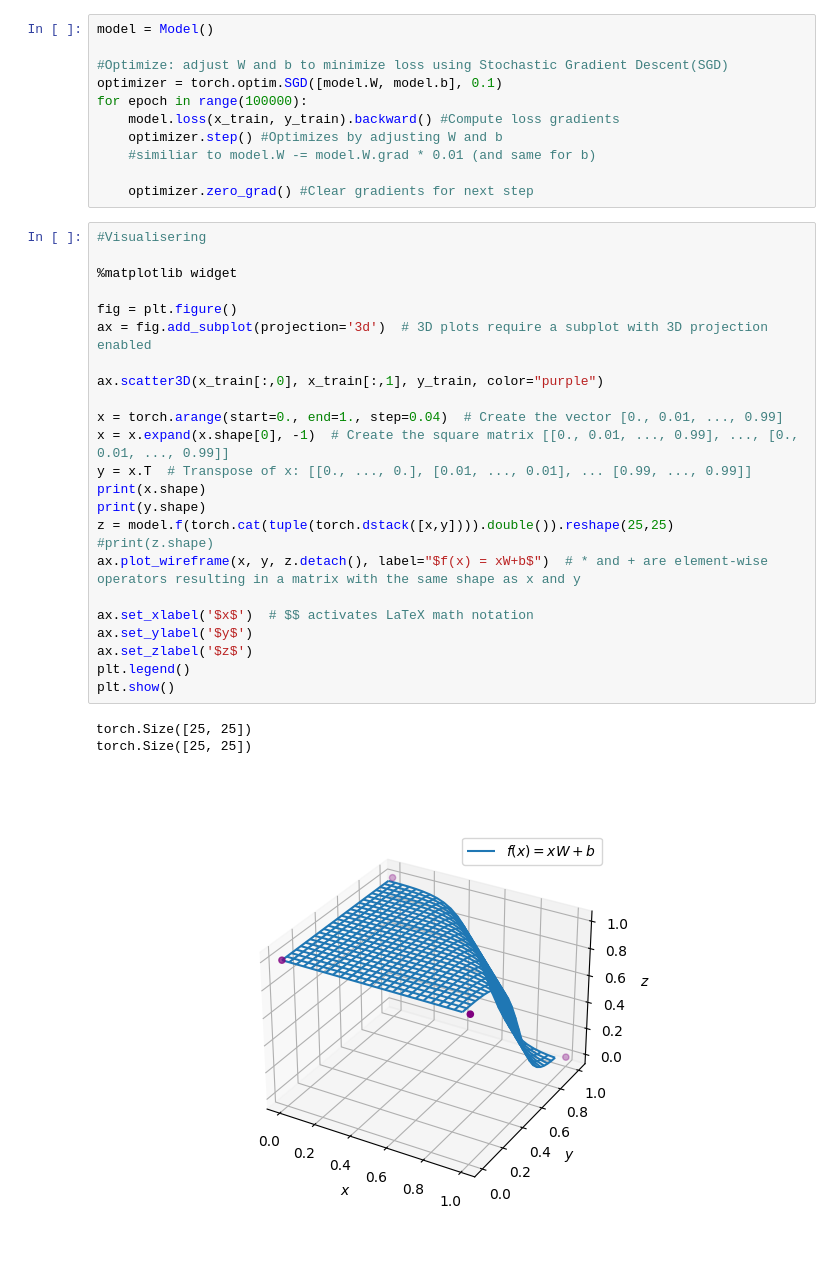
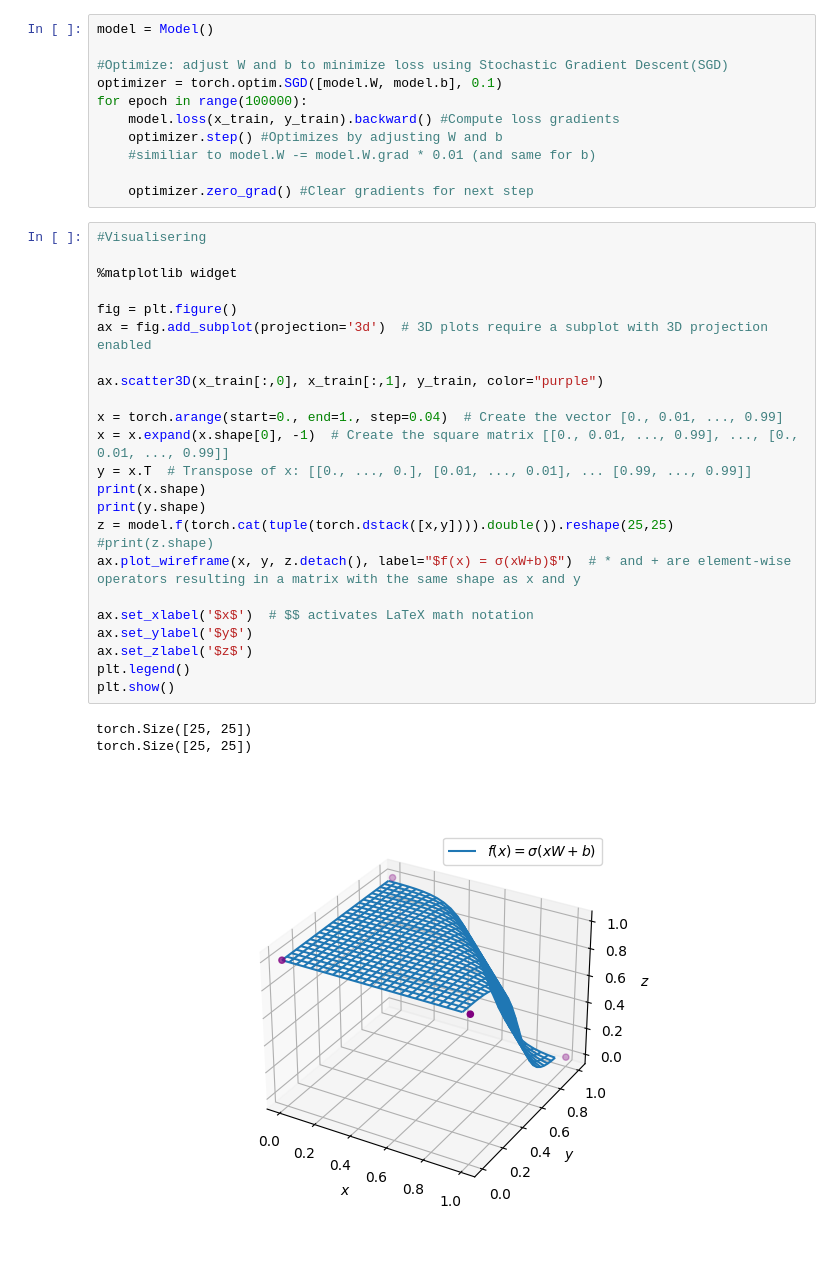
Before and after one commit to sondremalerud/IDATT2502, a Jupyter notebook: 02/b_nand_operator.ipynb, the cells around one changed output. Drawn from its saved outputs; the diff is of its cells as text.

```diff
--- a/02/b_nand_operator.ipynb
+++ b/02/b_nand_operator.ipynb
@@ -45,28 +45,28 @@ for epoch in range(100000):
 # %%
 #Visualisering
 
 %matplotlib widget
 
 fig = plt.figure()
 ax = fig.add_subplot(projection='3d')  # 3D plots require a subplot with 3D projection enabled
 
 ax.scatter3D(x_train[:,0], x_train[:,1], y_train, color="purple")
 
 x = torch.arange(start=0., end=1., step=0.04)  # Create the vector [0., 0.01, ..., 0.99]
 x = x.expand(x.shape[0], -1)  # Create the square matrix [[0., 0.01, ..., 0.99], ..., [0., 0.01, ..., 0.99]]
 y = x.T  # Transpose of x: [[0., ..., 0.], [0.01, ..., 0.01], ... [0.99, ..., 0.99]]
 print(x.shape)
 print(y.shape)
 z = model.f(torch.cat(tuple(torch.dstack([x,y]))).double()).reshape(25,25)
 #print(z.shape)
-ax.plot_wireframe(x, y, z.detach(), label="$f(x) = xW+b$")  # * and + are element-wise operators resulting in a matrix with the same shape as x and y
+ax.plot_wireframe(x, y, z.detach(), label="$f(x) = σ(xW+b)$")  # * and + are element-wise operators resulting in a matrix with the same shape as x and y
 
 ax.set_xlabel('$x$')  # $$ activates LaTeX math notation
 ax.set_ylabel('$y$')
 ax.set_zlabel('$z$')
 plt.legend()
 plt.show()
 # %% [output]
 torch.Size([25, 25])
 torch.Size([25, 25])
-[figure, old version]
+[figure, new version]
```
Also changed, not shown: 1 other file.
